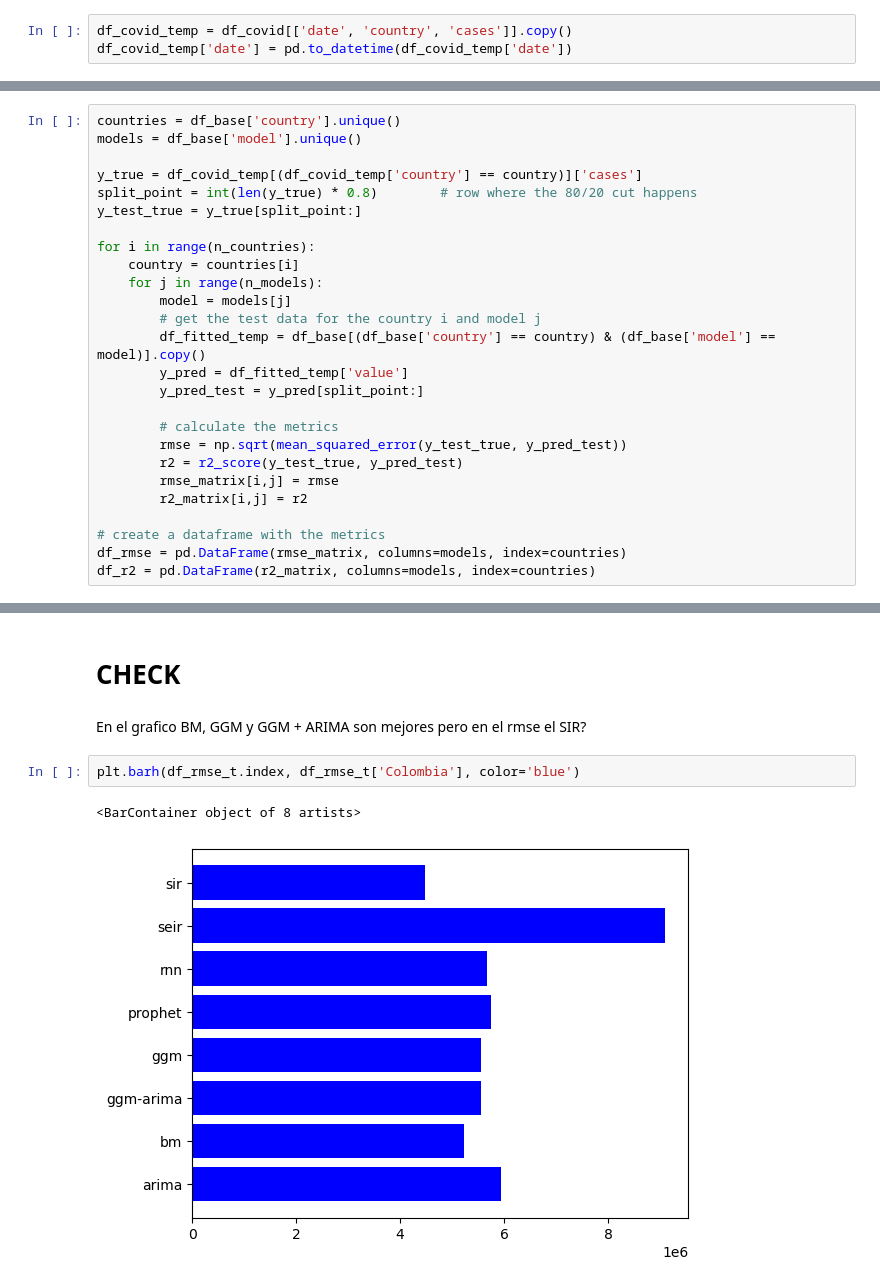
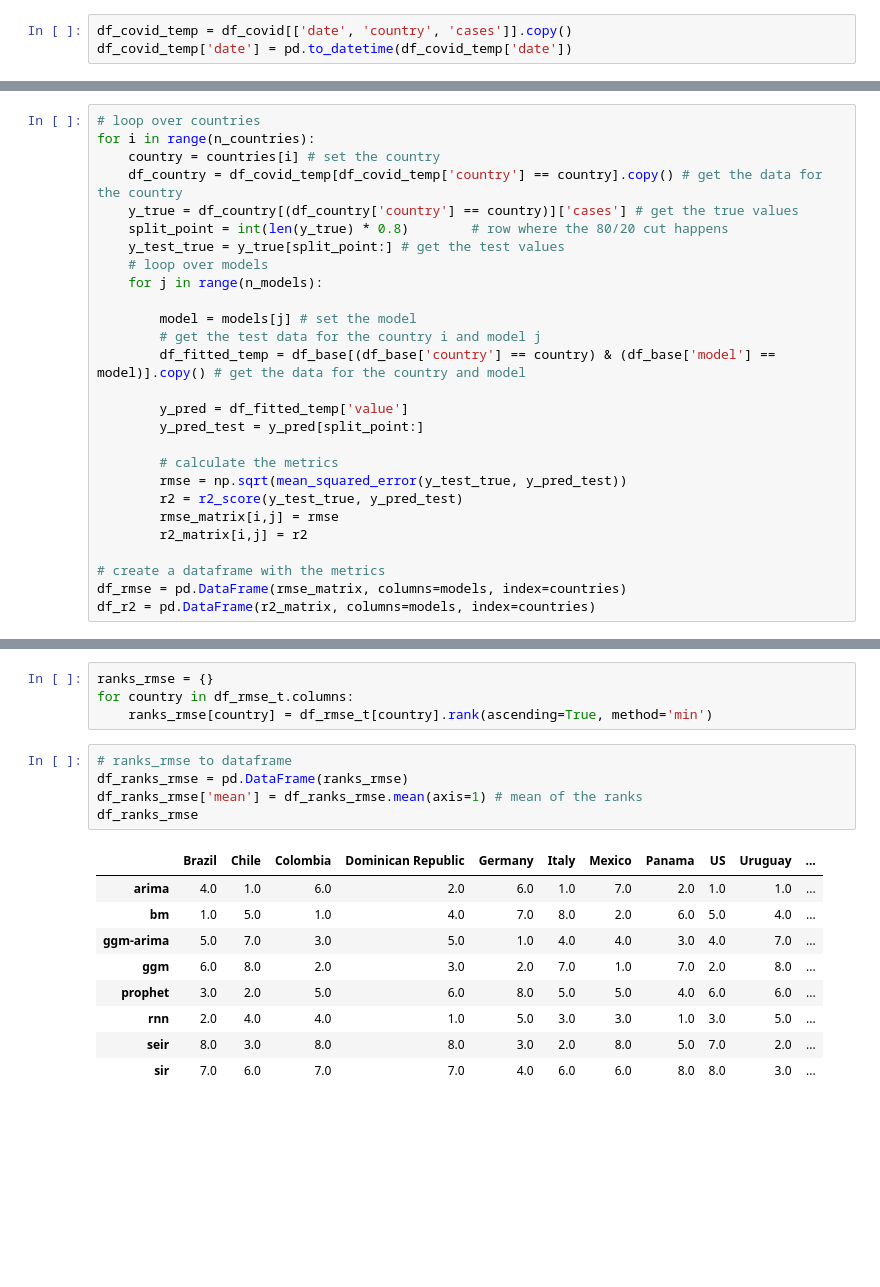
Before and after one commit to danielgvb/thesis, a Jupyter notebook: plotting/01_time_series.ipynb, the cells around one changed output, grey strips where cells are left out. Drawn from its saved outputs; the diff is of its cells as text; blank space fills up the shorter version.

```diff
--- a/plotting/01_time_series.ipynb
+++ b/plotting/01_time_series.ipynb
@@ -761,17 +751,18 @@ r2_matrix = np.zeros((n_countries, n_models))
 # %%
-countries = df_base['country'].unique()
-models = df_base['model'].unique()
+# loop over countries
+for i in range(n_countries):
+    country = countries[i] # set the country
+    df_country = df_covid_temp[df_covid_temp['country'] == country].copy() # get the data for the country
+    y_true = df_country[(df_country['country'] == country)]['cases'] # get the true values
+    split_point = int(len(y_true) * 0.8)        # row where the 80/20 cut happens
+    y_test_true = y_true[split_point:] # get the test values
+    # loop over models
+    for j in range(n_models):
 
-y_true = df_covid_temp[(df_covid_temp['country'] == country)]['cases']
-split_point = int(len(y_true) * 0.8)        # row where the 80/20 cut happens
-y_test_true = y_true[split_point:]
+        model = models[j] # set the model
+        # get the test data for the country i and model j
+        df_fitted_temp = df_base[(df_base['country'] == country) & (df_base['model'] == model)].copy() # get the data for the country and model
 
-for i in range(n_countries):
-    country = countries[i]
-    for j in range(n_models):
-        model = models[j]
-        # get the test data for the country i and model j
-        df_fitted_temp = df_base[(df_base['country'] == country) & (df_base['model'] == model)].copy()
         y_pred = df_fitted_temp['value']
         y_pred_test = y_pred[split_point:]
 
@@ -848,9 +784,19 @@ Normalizar de alguna manera los rmse porque cada pais tiene su propia escala. En
-# %% [markdown]
-# CHECK
-# %% [markdown]
-En el grafico BM, GGM y GGM + ARIMA son mejores pero en el rmse el SIR?
-# %%
-plt.barh(df_rmse_t.index, df_rmse_t['Colombia'], color='blue')
-# %% [output]
-<BarContainer object of 8 artists>
-[figure, removed]
+# %%
+ranks_rmse = {}
+for country in df_rmse_t.columns:
+    ranks_rmse[country] = df_rmse_t[country].rank(ascending=True, method='min')
+# %%
+# ranks_rmse to dataframe
+df_ranks_rmse = pd.DataFrame(ranks_rmse)
+df_ranks_rmse['mean'] = df_ranks_rmse.mean(axis=1) # mean of the ranks
+df_ranks_rmse
+# %% [output]
+|  | Brazil | Chile | Colombia | Dominican Republic | Germany | Italy | Mexico | Panama | US | Uruguay | ... |
+| arima | 4.0 | 1.0 | 6.0 | 2.0 | 6.0 | 1.0 | 7.0 | 2.0 | 1.0 | 1.0 | ... |
+| bm | 1.0 | 5.0 | 1.0 | 4.0 | 7.0 | 8.0 | 2.0 | 6.0 | 5.0 | 4.0 | ... |
+| ggm-arima | 5.0 | 7.0 | 3.0 | 5.0 | 1.0 | 4.0 | 4.0 | 3.0 | 4.0 | 7.0 | ... |
+| ggm | 6.0 | 8.0 | 2.0 | 3.0 | 2.0 | 7.0 | 1.0 | 7.0 | 2.0 | 8.0 | ... |
+| prophet | 3.0 | 2.0 | 5.0 | 6.0 | 8.0 | 5.0 | 5.0 | 4.0 | 6.0 | 6.0 | ... |
+| rnn | 2.0 | 4.0 | 4.0 | 1.0 | 5.0 | 3.0 | 3.0 | 1.0 | 3.0 | 5.0 | ... |
+| seir | 8.0 | 3.0 | 8.0 | 8.0 | 3.0 | 2.0 | 8.0 | 5.0 | 7.0 | 2.0 | ... |
+| sir | 7.0 | 6.0 | 7.0 | 7.0 | 4.0 | 6.0 | 6.0 | 8.0 | 8.0 | 3.0 | ... |
```
Also changed, not shown: parts of 40 cells of this notebook, 7 other files.
